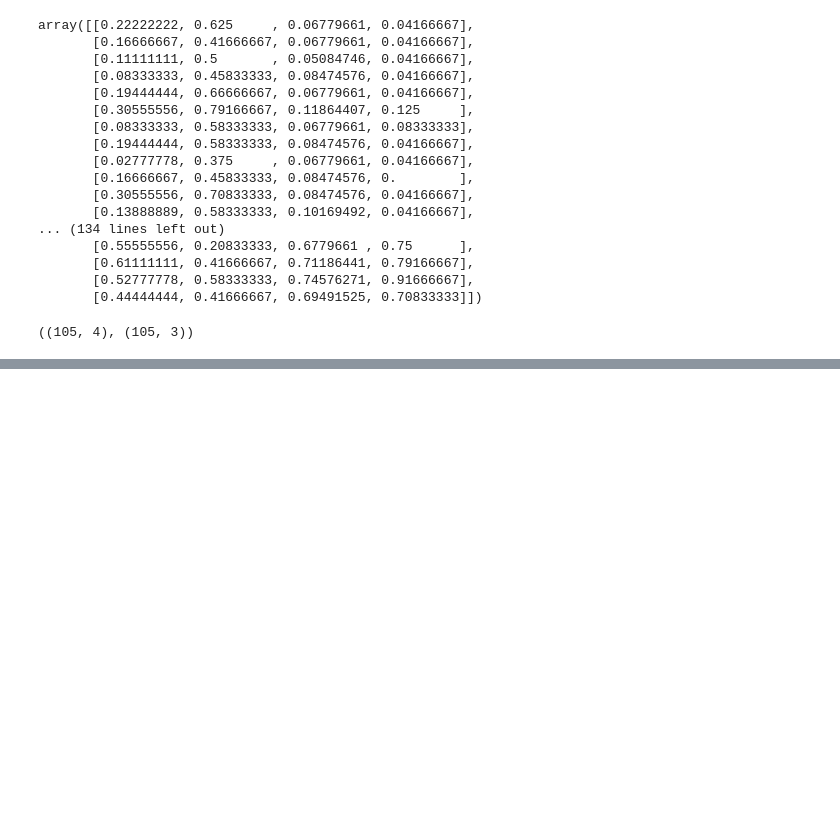
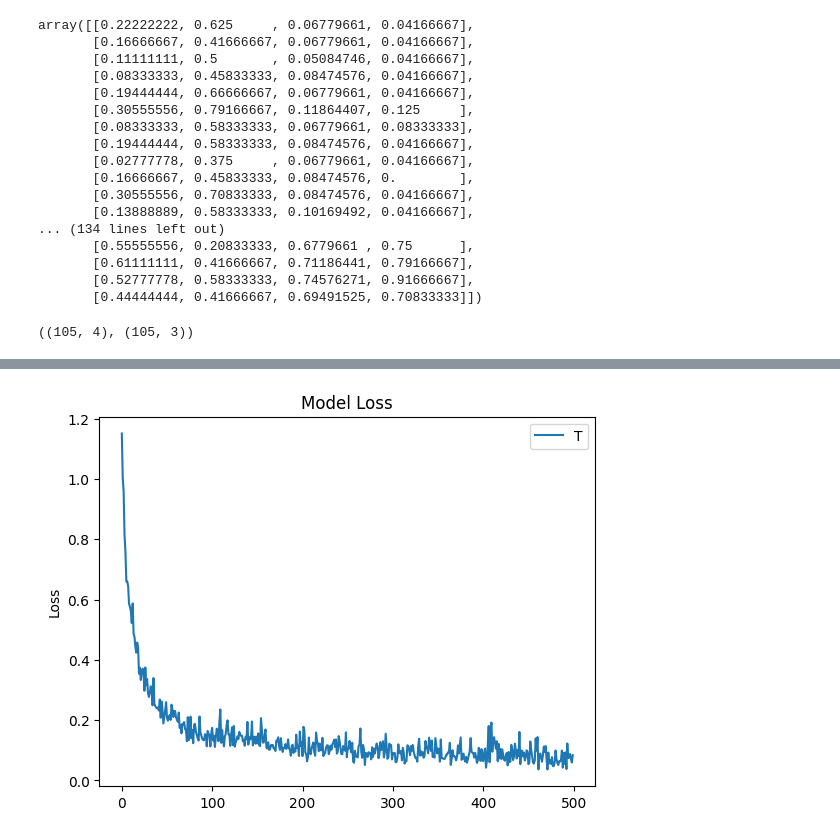
Before and after one commit to rezzz59/Belajar_Deep_Learning, a Jupyter notebook: klasifikasi_multikelas.ipynb, the cells around one changed output, grey strips where cells are left out. Cells and saved outputs as stored; diff of their text form; code cells hidden in the pictures; blank space fills up the shorter version.

Commit message:
belajar melakukan plot loss

```diff
--- a/klasifikasi_multikelas.ipynb
+++ b/klasifikasi_multikelas.ipynb
@@ -119,10 +119,13 @@ X_train.shape, y_train.shape
 # %% [output]
 ((105, 4), (105, 3))
 # %%
+from keras.layers import Dense, Dropout, BatchNormalization
 model = tf.keras.Sequential([
     tf.keras.layers.Dense(units=64, activation='relu', input_shape=(4,)),
     tf.keras.layers.Dense(units=32, activation='relu'),
     tf.keras.layers.Dense(units=16, activation='relu'),
+    Dropout(0.2),
+    BatchNormalization(momentum=0.99),
     tf.keras.layers.Dense(units=3, activation='softmax')
 ])
 
@@ -153,0 +157,9 @@ model.evaluate(X_test, y_test)
+# %%
+import matplotlib.pyplot as plt
+plt.plot(hist.history['loss'])
+plt.title("Model Loss")
+plt.ylabel('Loss')
+plt.legend('Train', loc='upper right')
+plt.show()
+# %% [output]
+[figure, added]
```
Also changed, not shown: parts of 4 cells of this notebook, 1 other file.
